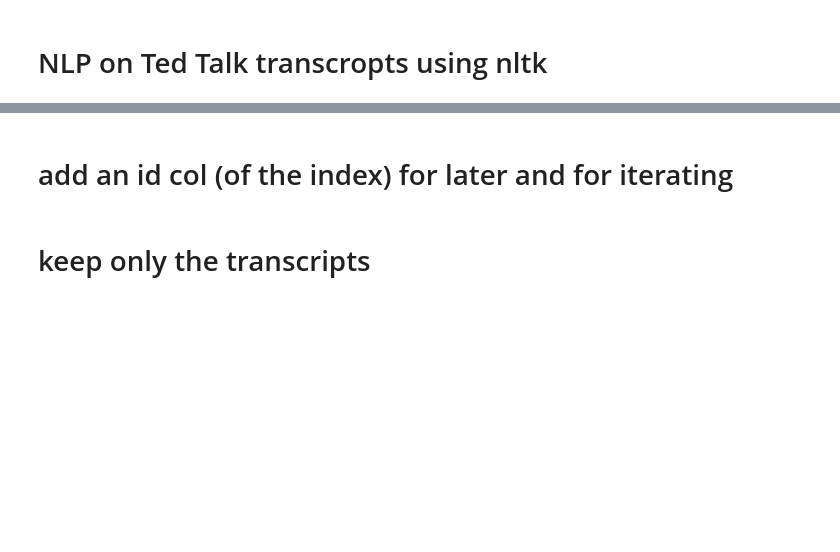
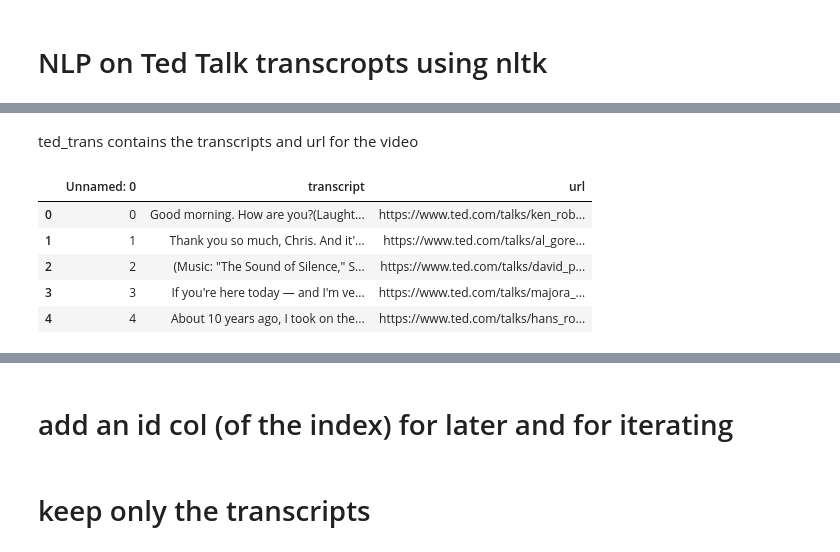
Before and after one commit to 1fmusic/jean_bartik_computing_symposium_rankin, a Jupyter notebook: ted_clean_explore.ipynb, the cells around one changed output, grey strips where cells are left out. Saved outputs shown, nothing was run; the diff lists cells and outputs as text; code cells hidden in the pictures; blank space fills up the shorter version.

```diff
--- a/ted_clean_explore.ipynb
+++ b/ted_clean_explore.ipynb
@@ -51,0 +58,12 @@ ted_all.head(5)
+# %% [markdown]
+ted_trans contains the transcripts and url for the video
+# %%
+ted_trans = pd.read_csv(path +'/ted_trans.csv')
+ted_trans.head()
+# %% [output]
+|  | Unnamed: 0 | transcript | url |
+| 0 | 0 | Good morning. How are you?(Laught... | https://www.ted.com/talks/ken_rob... |
+| 1 | 1 | Thank you so much, Chris. And it'... | https://www.ted.com/talks/al_gore... |
+| 2 | 2 | (Music: "The Sound of Silence," S... | https://www.ted.com/talks/david_p... |
+| 3 | 3 | If you're here today — and I'm ve... | https://www.ted.com/talks/majora_... |
+| 4 | 4 | About 10 years ago, I took on the... | https://www.ted.com/talks/hans_ro... |
```
Also changed, not shown: parts of 17 cells of this notebook, 8 other files.
